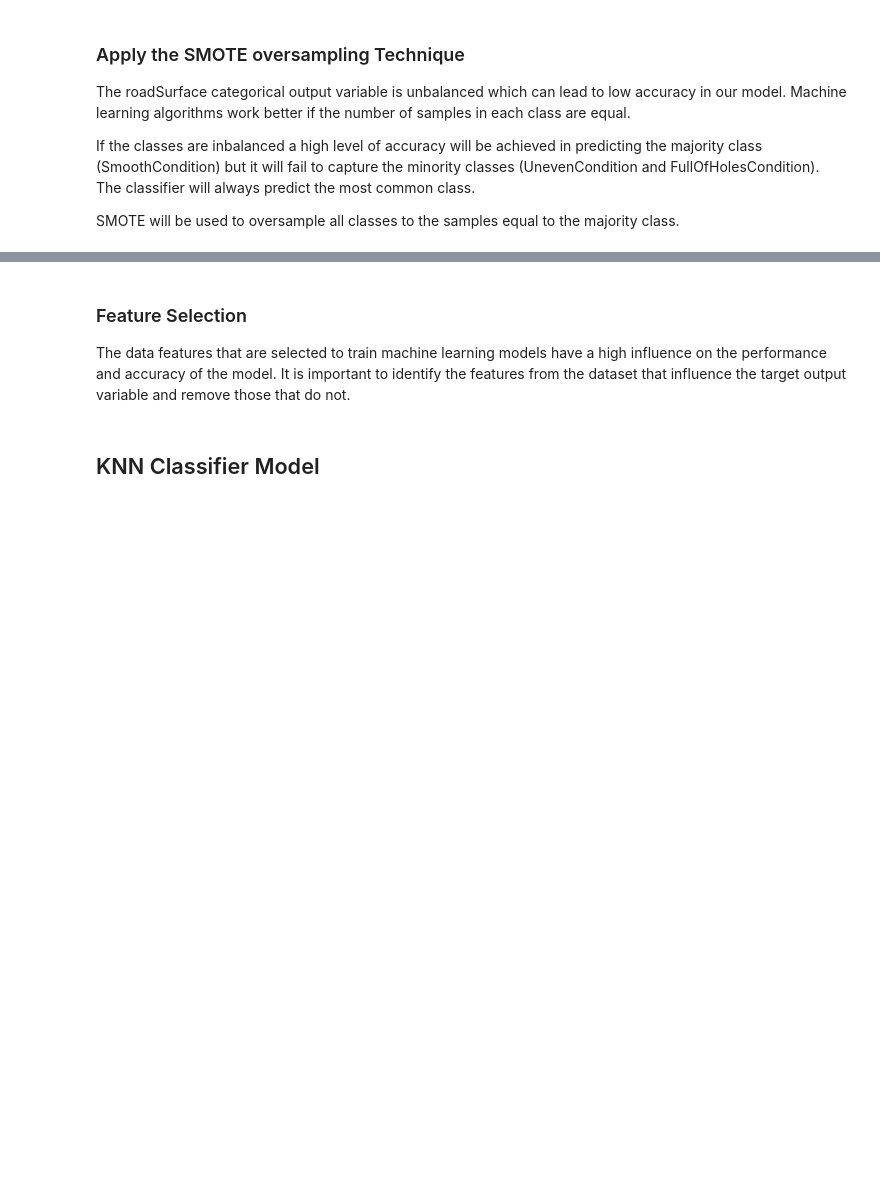
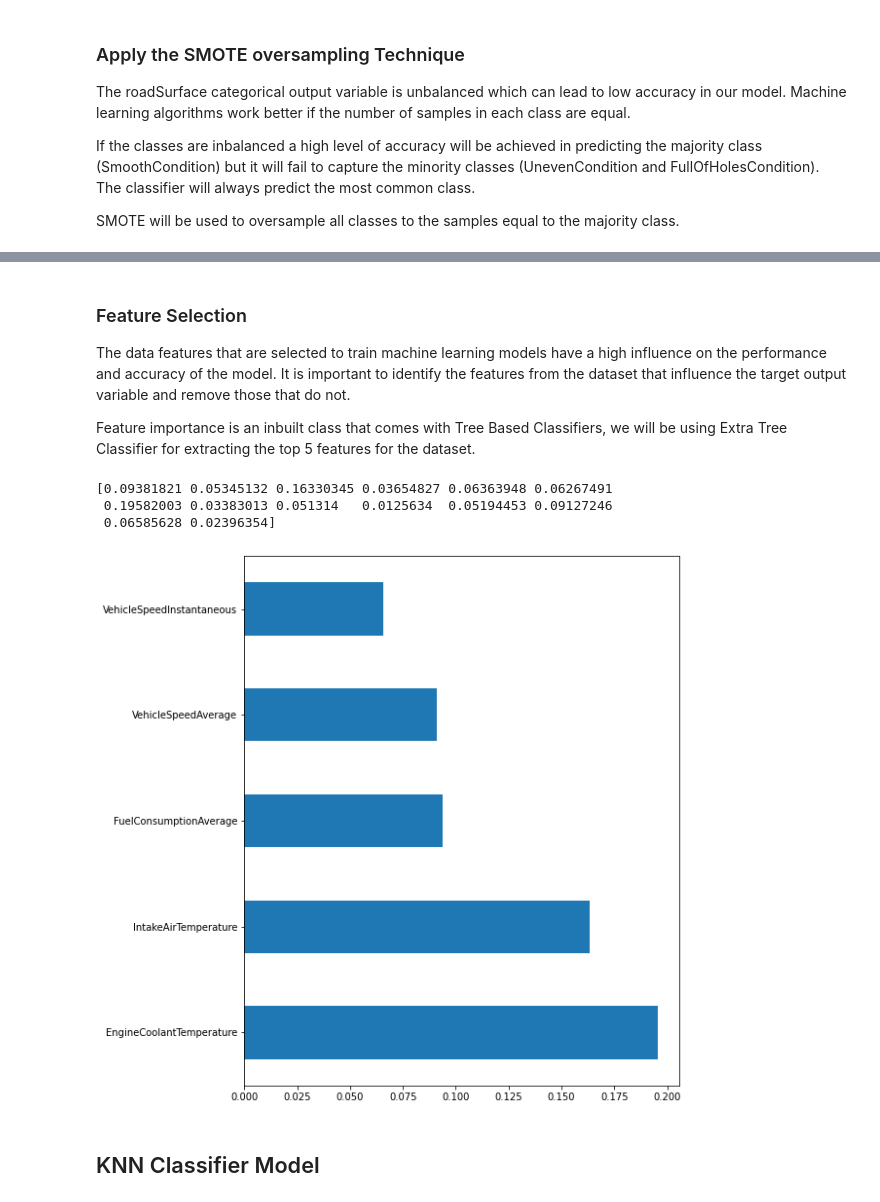
Before and after one commit to RossMcMorrow/MachineLearning-GroupAssignment, a Jupyter notebook: Opel_Corsa_1.ipynb, the cells around one changed output, grey strips where cells are left out. Saved outputs shown, nothing was run; the diff lists cells and outputs as text; code cells hidden in the pictures; blank space fills up the shorter version.

```diff
--- a/Opel_Corsa_1.ipynb
+++ b/Opel_Corsa_1.ipynb
@@ -505,5 +505,35 @@ Counter({1: 11411, 0: 11411, 2: 11411})
 # %% [markdown]
 ### Feature Selection
 The data features that are selected to train machine learning models have a high influence on the performance and accuracy of the model. It is important to identify the features from the dataset that influence the target output variable and remove those that do not.
+
+Feature importance is an inbuilt class that comes with Tree Based Classifiers, we will be using Extra Tree Classifier for extracting the top 5 features for the dataset.
+# %%
+#importing libraries
+
+import statsmodels.api as sm
+
+from sklearn.model_selection import train_test_split
+
+from sklearn.feature_selection import SelectKBest
+from sklearn.feature_selection import chi2
+
+
+X = inputs_scale  #Feature Matrix
+y = outputs        #Target Variable
+
+from sklearn.ensemble import ExtraTreesClassifier
+import matplotlib.pyplot as plt
+model = ExtraTreesClassifier()
+model.fit(X,y)
+print(model.feature_importances_) #use inbuilt class feature_importances of tree based classifiers
+#plot graph of feature importances for better visualization
+feat_importances = pd.Series(model.feature_importances_, index=X.columns)
+feat_importances.nlargest(5).plot(kind='barh')
+plt.show()
+# %% [output]
+[0.09381821 0.05345132 0.16330345 0.03654827 0.06363948 0.06267491
+ 0.19582003 0.03383013 0.051314   0.0125634  0.05194453 0.09127246
+ 0.06585628 0.02396354]
+[figure, added]
 # %% [markdown]
 ## KNN Classifier Model
```
Also changed, not shown: parts of 4 cells of this notebook.
